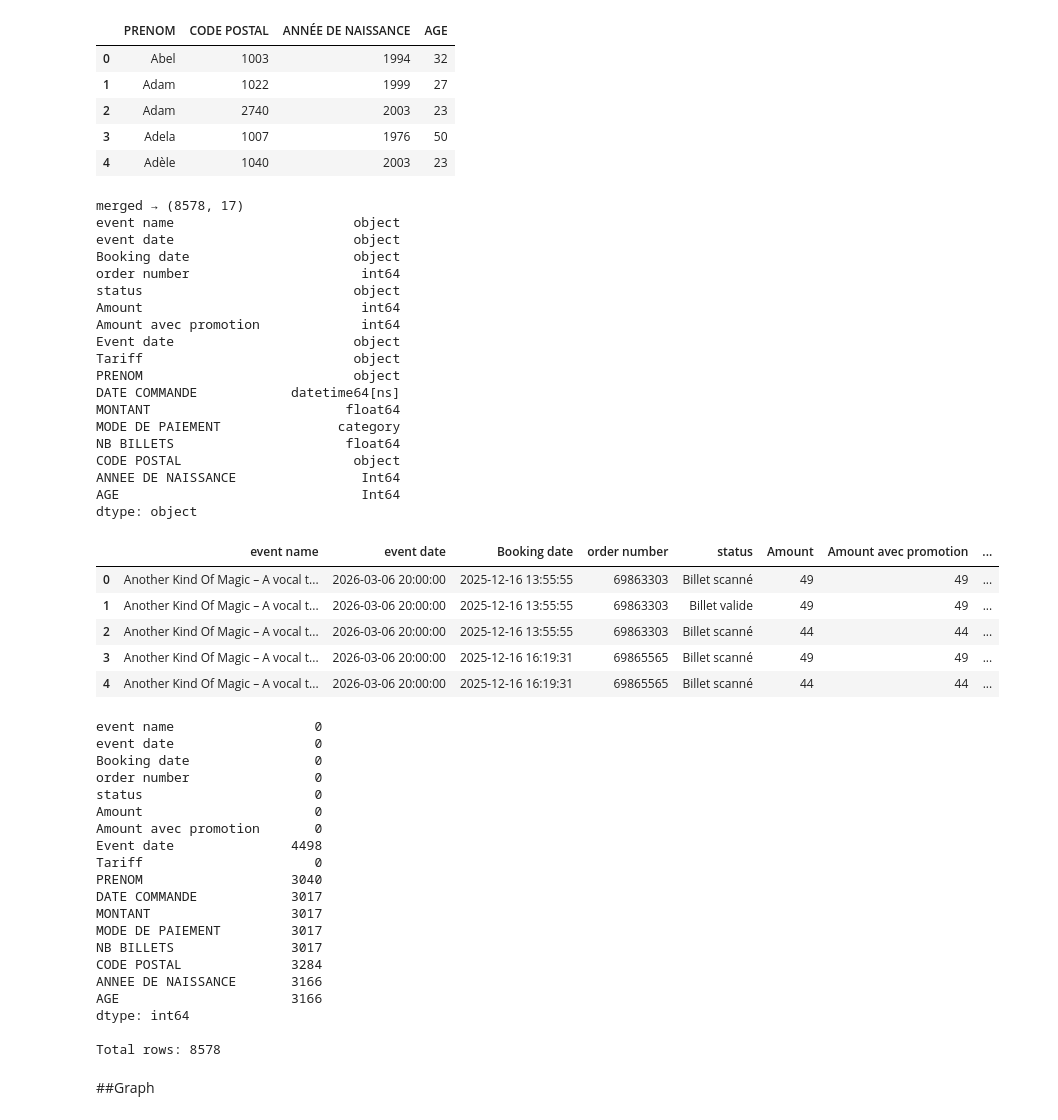
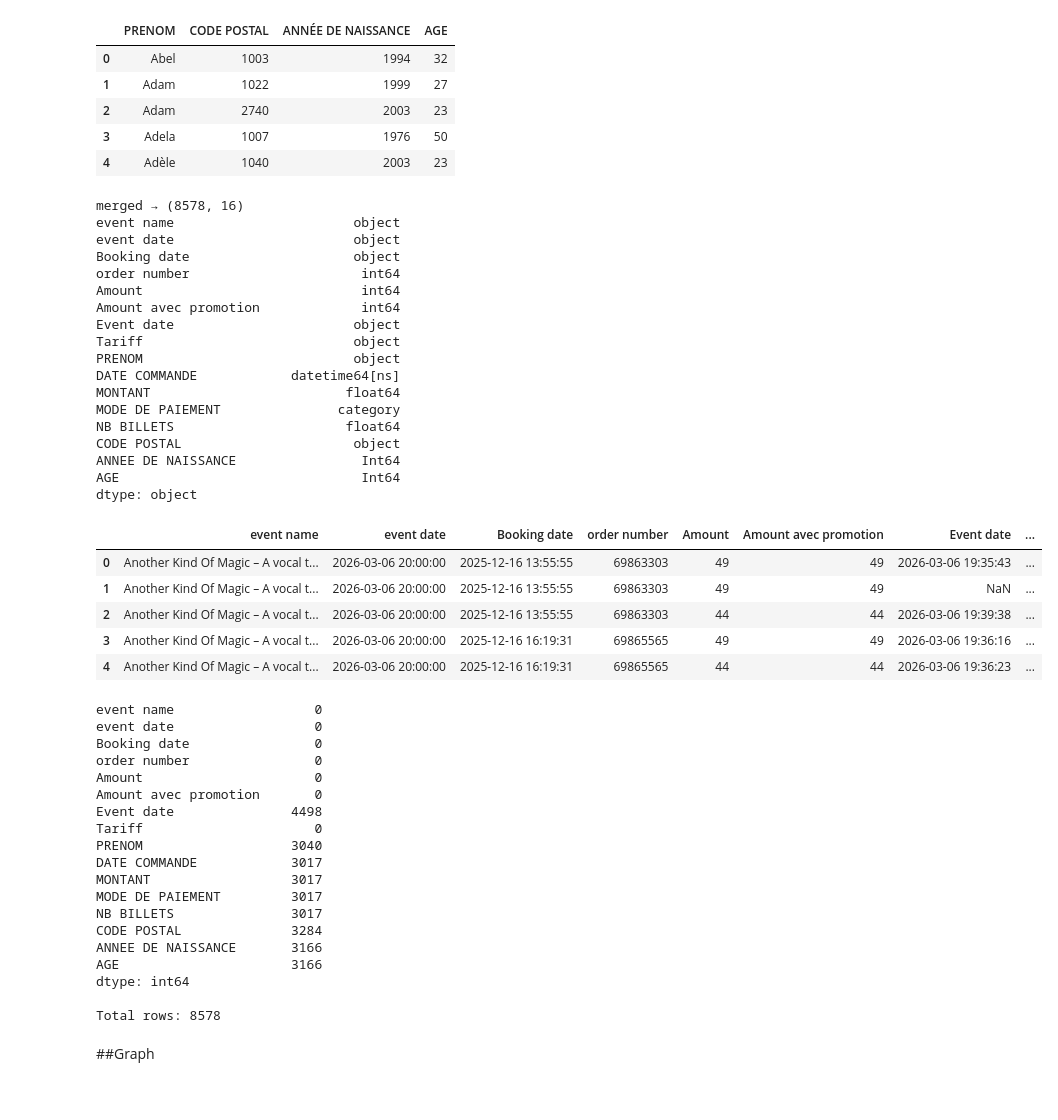
Before and after one commit to twillixa/Algorithm-in-BI, a Jupyter notebook: Main.ipynb, the cells around one changed output. Cells and saved outputs as stored; diff of their text form; code cells hidden in the pictures.

```diff
--- a/Main.ipynb
+++ b/Main.ipynb
@@ -133,43 +133,42 @@ merged.drop(columns=[
     # Irrelevant
     "order status", "memo", "Barcode", "Barcode Datas", "Type",
     "Seat", "Row", "Block", "Email", "Zone","EMAIL",
-    "Customer Lastname","NOM","DEVISE",
+    "Customer Lastname","NOM","DEVISE","status",
     "promo","Seller Firstname","Seller Lastname",
     "Customer Language", "comment", "Pass email",
     "Pass Firstname", "Pass Lastname", "Pass Email",
     # Clean up merge key duplicate
     "CODE COMMANDE"
 ], inplace=True, errors="ignore")
 
 print(f"merged → {merged.shape}")
 print(merged.dtypes)
 display(merged.head())
 # %% [output]
-merged → (8578, 17)
+merged → (8578, 16)
 event name                       object
 event date                       object
 Booking date                     object
 order number                      int64
-status                           object
 Amount                            int64
 Amount avec promotion             int64
 Event date                       object
 Tariff                           object
 PRENOM                           object
 DATE COMMANDE            datetime64[ns]
 MONTANT                         float64
 MODE DE PAIEMENT               category
 NB BILLETS                      float64
 CODE POSTAL                      object
 ANNEE DE NAISSANCE                Int64
 AGE                               Int64
 dtype: object
-|  | event name | event date | Booking date | order number | status | Amount | Amount avec promotion | ... |
-| 0 | Another Kind Of Magic – A vocal t... | 2026-03-06 20:00:00 | 2025-12-16 13:55:55 | 69863303 | Billet scanné | 49 | 49 | ... |
-| 1 | Another Kind Of Magic – A vocal t... | 2026-03-06 20:00:00 | 2025-12-16 13:55:55 | 69863303 | Billet valide | 49 | 49 | ... |
-| 2 | Another Kind Of Magic – A vocal t... | 2026-03-06 20:00:00 | 2025-12-16 13:55:55 | 69863303 | Billet scanné | 44 | 44 | ... |
-| 3 | Another Kind Of Magic – A vocal t... | 2026-03-06 20:00:00 | 2025-12-16 16:19:31 | 69865565 | Billet scanné | 49 | 49 | ... |
-| 4 | Another Kind Of Magic – A vocal t... | 2026-03-06 20:00:00 | 2025-12-16 16:19:31 | 69865565 | Billet scanné | 44 | 44 | ... |
+|  | event name | event date | Booking date | order number | Amount | Amount avec promotion | Event date | ... |
+| 0 | Another Kind Of Magic – A vocal t... | 2026-03-06 20:00:00 | 2025-12-16 13:55:55 | 69863303 | 49 | 49 | 2026-03-06 19:35:43 | ... |
+| 1 | Another Kind Of Magic – A vocal t... | 2026-03-06 20:00:00 | 2025-12-16 13:55:55 | 69863303 | 49 | 49 | NaN | ... |
+| 2 | Another Kind Of Magic – A vocal t... | 2026-03-06 20:00:00 | 2025-12-16 13:55:55 | 69863303 | 44 | 44 | 2026-03-06 19:39:38 | ... |
+| 3 | Another Kind Of Magic – A vocal t... | 2026-03-06 20:00:00 | 2025-12-16 16:19:31 | 69865565 | 49 | 49 | 2026-03-06 19:36:16 | ... |
+| 4 | Another Kind Of Magic – A vocal t... | 2026-03-06 20:00:00 | 2025-12-16 16:19:31 | 69865565 | 44 | 44 | 2026-03-06 19:36:23 | ... |
 # %%
 print(merged.isnull().sum())
 print(f"\nTotal rows: {len(merged)}")
@@ -178,7 +177,6 @@ event name                  0
 event date                  0
 Booking date                0
 order number                0
-status                      0
 Amount                      0
 Amount avec promotion       0
 Event date               4498
```
Also changed, not shown: parts of 3 cells of this notebook.
